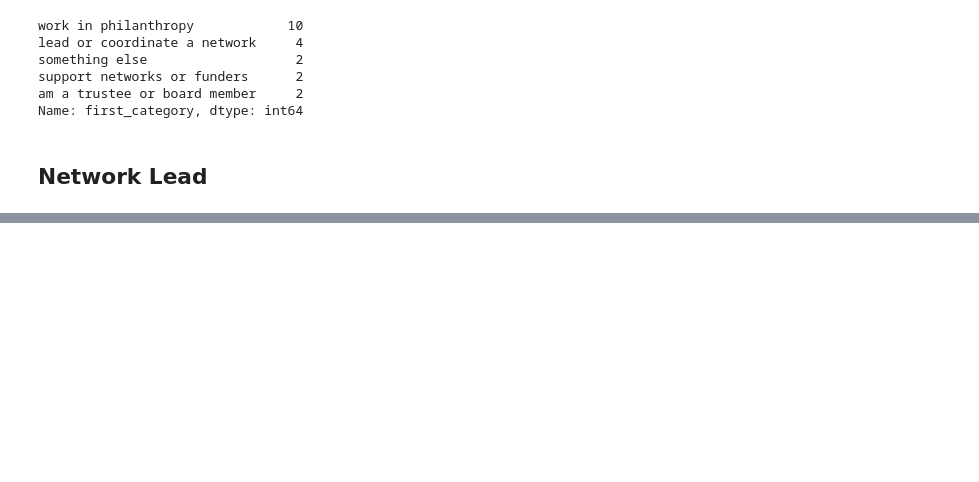
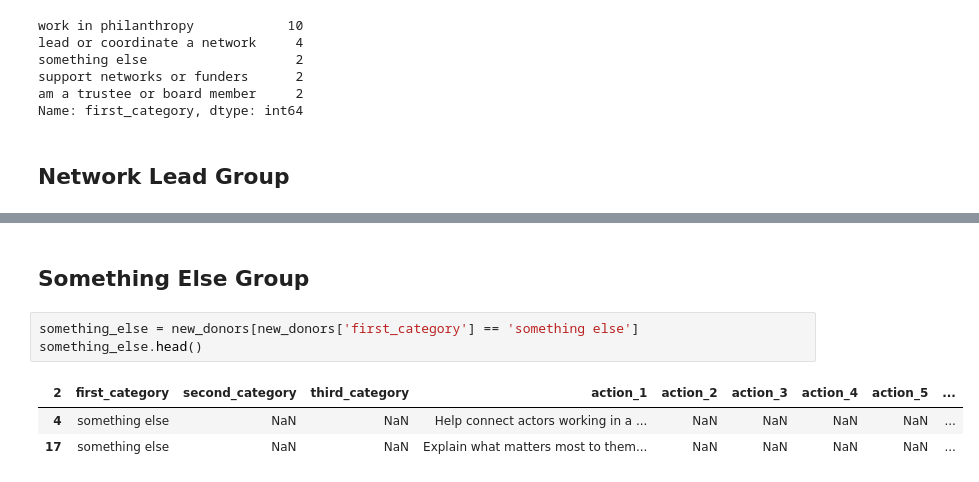
Before and after one commit to alliajagbe/sentiment-analysis, a Jupyter notebook: donor_roles.ipynb, the cells around one changed output, grey strips where cells are left out. Cells and saved outputs as stored; diff of their text form; blank space fills up the shorter version.

Commit message:
something else group

```diff
--- a/donor_roles.ipynb
+++ b/donor_roles.ipynb
@@ -122,7 +122,7 @@ support networks or funders      2
 am a trustee or board member     2
 Name: first_category, dtype: int64
 # %% [markdown]
-## Network Lead
+## Network Lead Group
 # %%
 network_lead = new_donors[new_donors['first_category'] == 'lead or coordinate a network']
 network_lead.head()
@@ -132,3 +132,12 @@ network_lead.head()
 | 8 | lead or coordinate a network | NaN | NaN | share their networks | NaN | NaN | NaN | NaN | ... |
 | 12 | lead or coordinate a network | NaN | NaN | Listen | Be curious about our experience a... | NaN | NaN | NaN | ... |
 | 16 | lead or coordinate a network | NaN | NaN | NaN | NaN | NaN | NaN | NaN | ... |
+# %% [markdown]
+## Something Else Group
+# %%
+something_else = new_donors[new_donors['first_category'] == 'something else']
+something_else.head()
+# %% [output]
+| 2 | first_category | second_category | third_category | action_1 | action_2 | action_3 | action_4 | action_5 | ... |
+| 4 | something else | NaN | NaN | Help connect actors working in a ... | NaN | NaN | NaN | NaN | ... |
+| 17 | something else | NaN | NaN | Explain what matters most to them... | NaN | NaN | NaN | NaN | ... |
```
